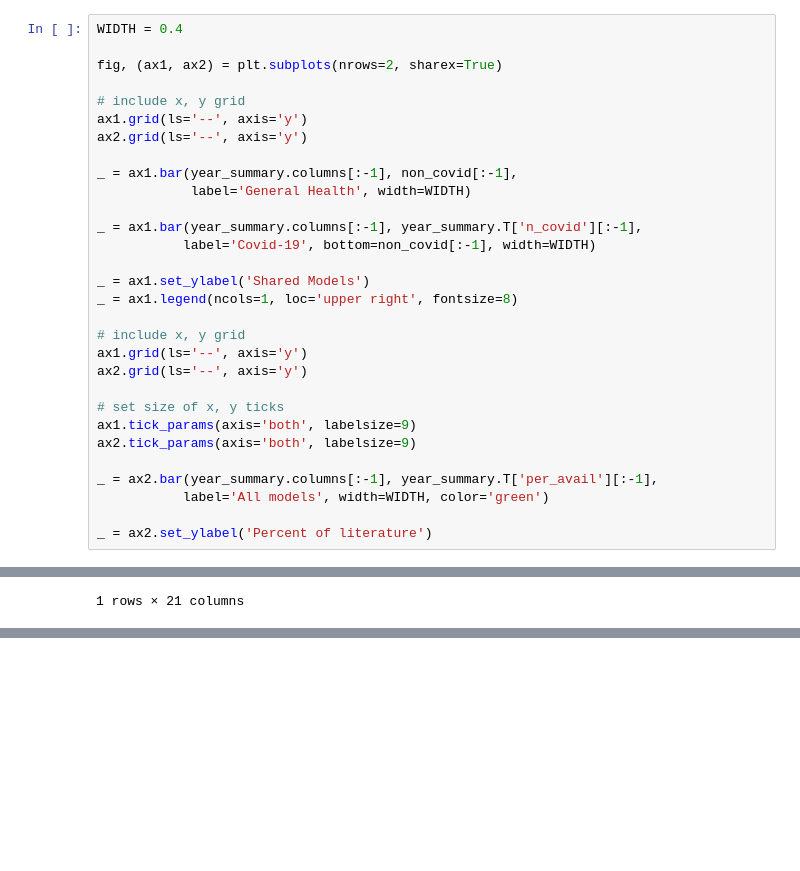
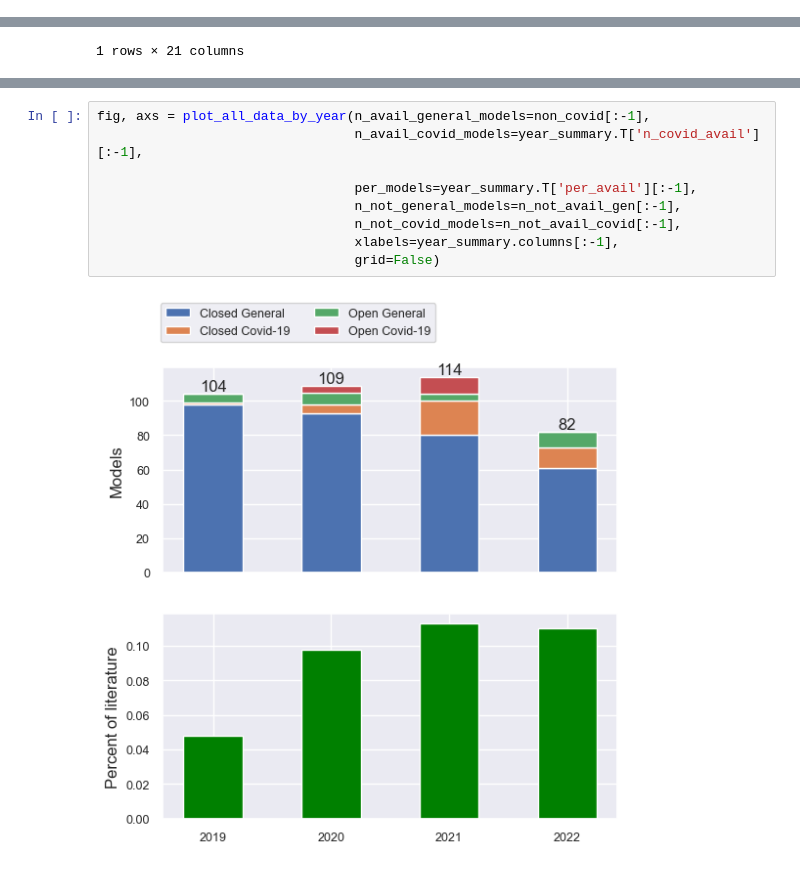
Before and after one commit to TomMonks/des_sharing_lit_review, a Jupyter notebook: content/03_results/03a_year.ipynb, the cells around one changed output, grey strips where cells are left out. Cells and saved outputs as stored; diff of their text form; blank space fills up the shorter version.

```diff
--- a/content/03_results/03a_year.ipynb
+++ b/content/03_results/03a_year.ipynb
@@ -177,30 +194,0 @@ fig, axs = plot_data_by_year(n_general_models=non_covid[:-1],
-# %%
-WIDTH = 0.4
-
-fig, (ax1, ax2) = plt.subplots(nrows=2, sharex=True)
-
-# include x, y grid
-ax1.grid(ls='--', axis='y')
-ax2.grid(ls='--', axis='y')
-
-_ = ax1.bar(year_summary.columns[:-1], non_covid[:-1],
-            label='General Health', width=WIDTH)
-
-_ = ax1.bar(year_summary.columns[:-1], year_summary.T['n_covid'][:-1],
-           label='Covid-19', bottom=non_covid[:-1], width=WIDTH)
-
-_ = ax1.set_ylabel('Shared Models')
-_ = ax1.legend(ncols=1, loc='upper right', fontsize=8)
-
-# include x, y grid
-ax1.grid(ls='--', axis='y')
-ax2.grid(ls='--', axis='y')
-
-# set size of x, y ticks
-ax1.tick_params(axis='both', labelsize=9)
-ax2.tick_params(axis='both', labelsize=9)
-
-_ = ax2.bar(year_summary.columns[:-1], year_summary.T['per_avail'][:-1],
-           label='All models', width=WIDTH, color='green')
-
-_ = ax2.set_ylabel('Percent of literature')
@@ -215,0 +251,11 @@ clean[(clean['pub_yr']==2019) & (clean['covid'] == 1)]
+# %%
+fig, axs = plot_all_data_by_year(n_avail_general_models=non_covid[:-1],
+                                 n_avail_covid_models=year_summary.T['n_covid_avail'][:-1],
+
+                                 per_models=year_summary.T['per_avail'][:-1],
+                                 n_not_general_models=n_not_avail_gen[:-1],
+                                 n_not_covid_models=n_not_avail_covid[:-1],
+                                 xlabels=year_summary.columns[:-1],
+                                 grid=False)
+# %% [output]
+[figure, added]
```
Also changed, not shown: parts of 11 cells of this notebook.
